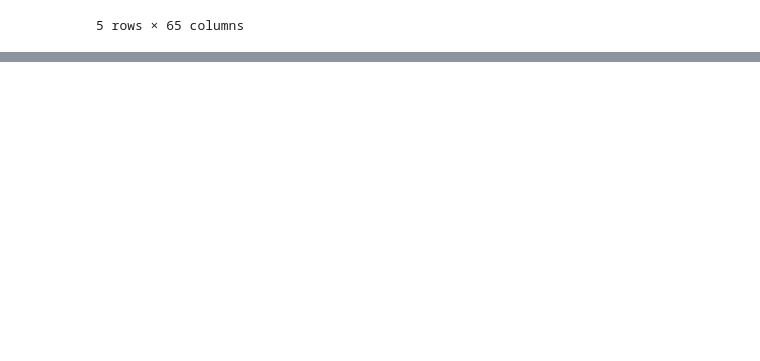
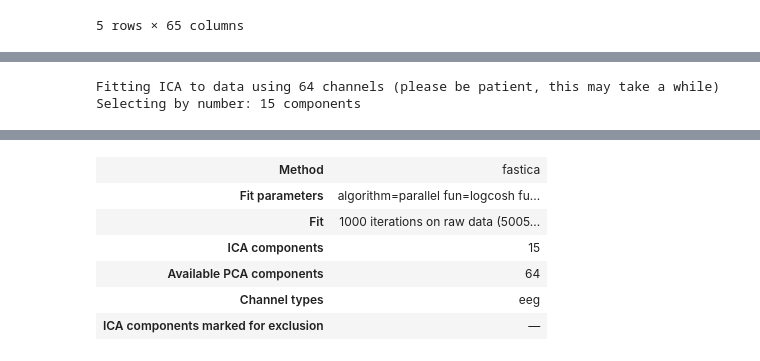
Before and after one commit to ScentNet-AI/data-engineering-pipeline, a Jupyter notebook: notebooks/data_cleaning.ipynb, the cells around one changed output, grey strips where cells are left out. Drawn from its saved outputs; the diff is of its cells as text; code cells hidden in the pictures; blank space fills up the shorter version.

```diff
--- a/notebooks/data_cleaning.ipynb
+++ b/notebooks/data_cleaning.ipynb
@@ -82,0 +176,6 @@ EOG Channels: []
+# %%
+ica = ICA(n_components=15, random_state=97)
+ica.fit(raw)
+# %% [output]
+Fitting ICA to data using 64 channels (please be patient, this may take a while)
+Selecting by number: 15 components
@@ -82,0 +183,7 @@ EOG Channels: []
+| Method | fastica |
+| Fit parameters | algorithm=parallel fun=logcosh fu... |
+| Fit | 1000 iterations on raw data (5005... |
+| ICA components | 15 |
+| Available PCA components | 64 |
+| Channel types | eeg |
+| ICA components marked for exclusion | — |
```
Also changed, not shown: parts of 11 cells of this notebook.
